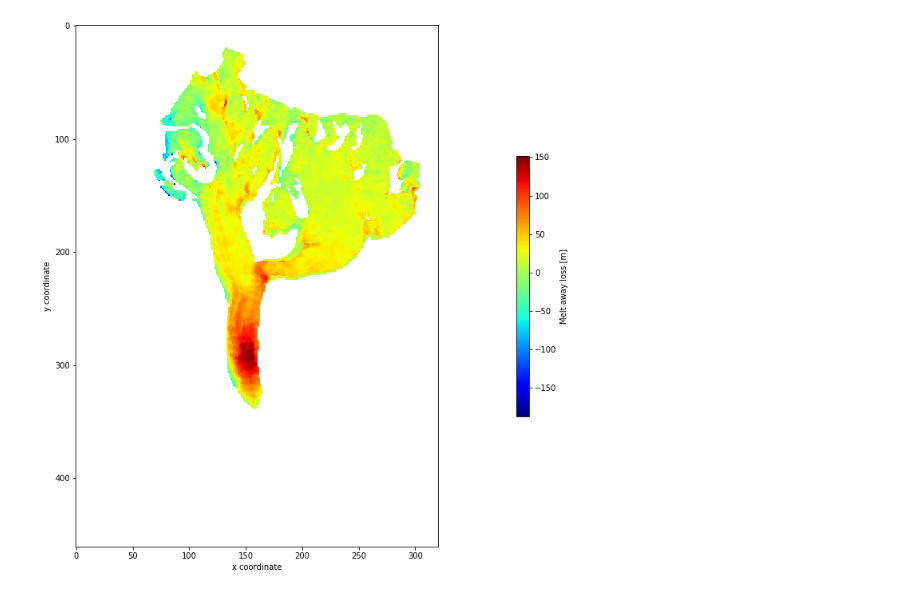
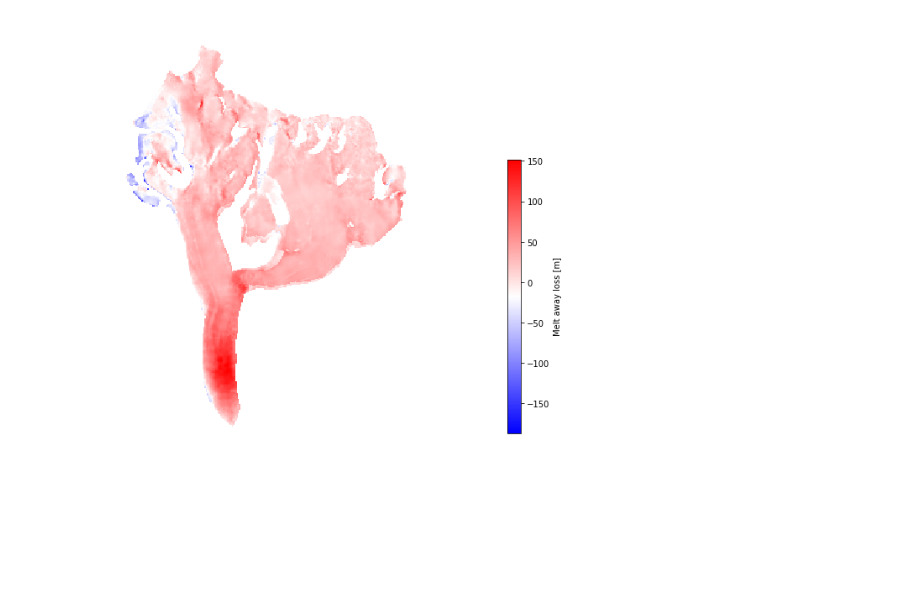
Before and after one commit to cybathlon-at-school/planvec, a Jupyter notebook: selim.ipynb, the cells around one changed output. Saved outputs shown, nothing was run; the diff lists cells and outputs as text; code cells hidden in the pictures.

```diff
--- a/selim.ipynb
+++ b/selim.ipynb
@@ -35,17 +35,19 @@ def mask_data(dem_data, mask, fill_masked_val='nan'):
     data[data == 0] = fill_masked_val
     return data
 
-def plot_height_map(data, title='', cb_label='', mask=None):
+def plot_height_map(data, title='', cb_label='', mask=None, cmap='jet', do_col_bar=True):
     data = data.copy()
     if mask is not None:
         data = mask_data(data, mask)
     flipped = np.flipud(data)
     fig, ax = plt.subplots(figsize=(35, 12))
-    plot = ax.imshow(flipped, cmap='jet')
+    plot = ax.imshow(flipped, cmap=cmap)
     ax.set_xlabel('x coordinate')
     ax.set_ylabel('y coordinate')
     ax.set_title(title)
-    fig.colorbar(plot, shrink=0.5, aspect=20, label=cb_label)
+    ax.axis('off')
+    if do_col_bar:
+        fig.colorbar(plot, shrink=0.5, aspect=20, label=cb_label)
     plt.show()
 
 # Plot height maps
@@ -59,10 +61,10 @@ plot_height_map(dem_data_1955, mask=rock_mask_1955, title='DEM Morteratsch 1995'
 # %%
-# Plot height difference with 2008 mask applied
+# Plot height difference with 1995 mask applied
 difference = mask_data(dem_data_1955, rock_mask_1955, fill_masked_val=0) \
            - mask_data(dem_data_2008, rock_mask_1955, fill_masked_val=0)
-plot_height_map(difference, mask=rock_mask_1955, cb_label='Melt away loss [m]')
+plot_height_map(difference, mask=rock_mask_1955, cb_label='Melt away loss [m]', cmap='bwr')
 # %% [output]
-[figure, old version]
+[figure, new version]
 # %%
 # trapz2d functino taken from the web...
 def trapz2d(z, x=None,y=None,dx=25,dy=25):
```
Also changed, not shown: parts of 27 cells of this notebook, 1 other file.
